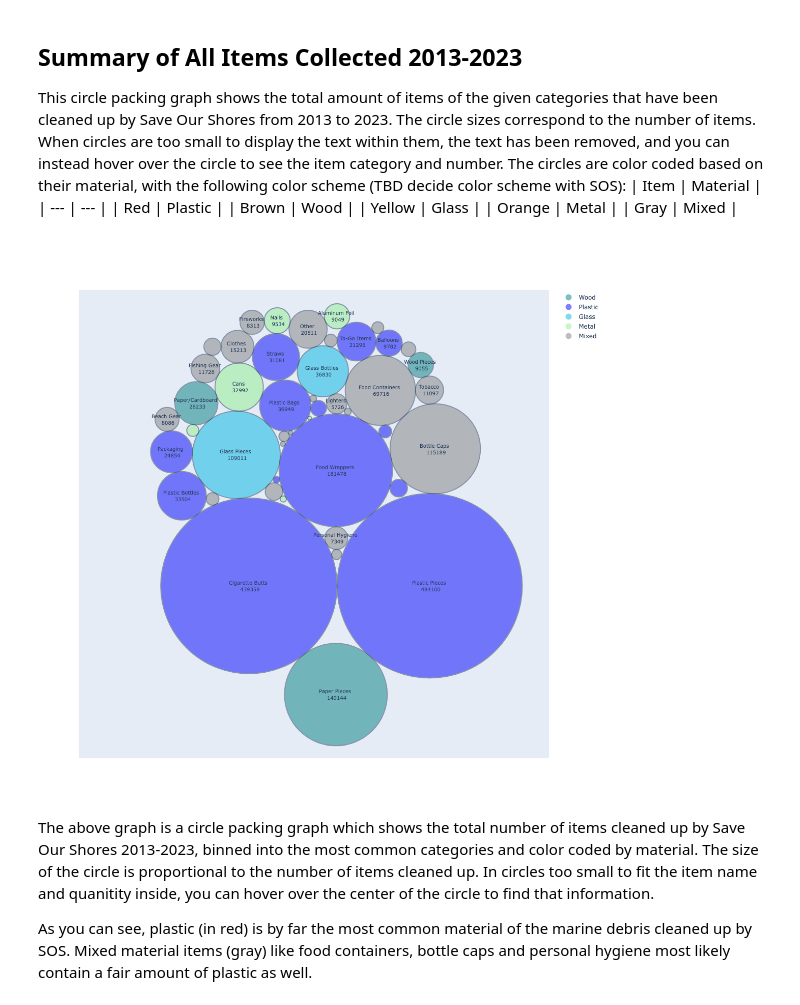
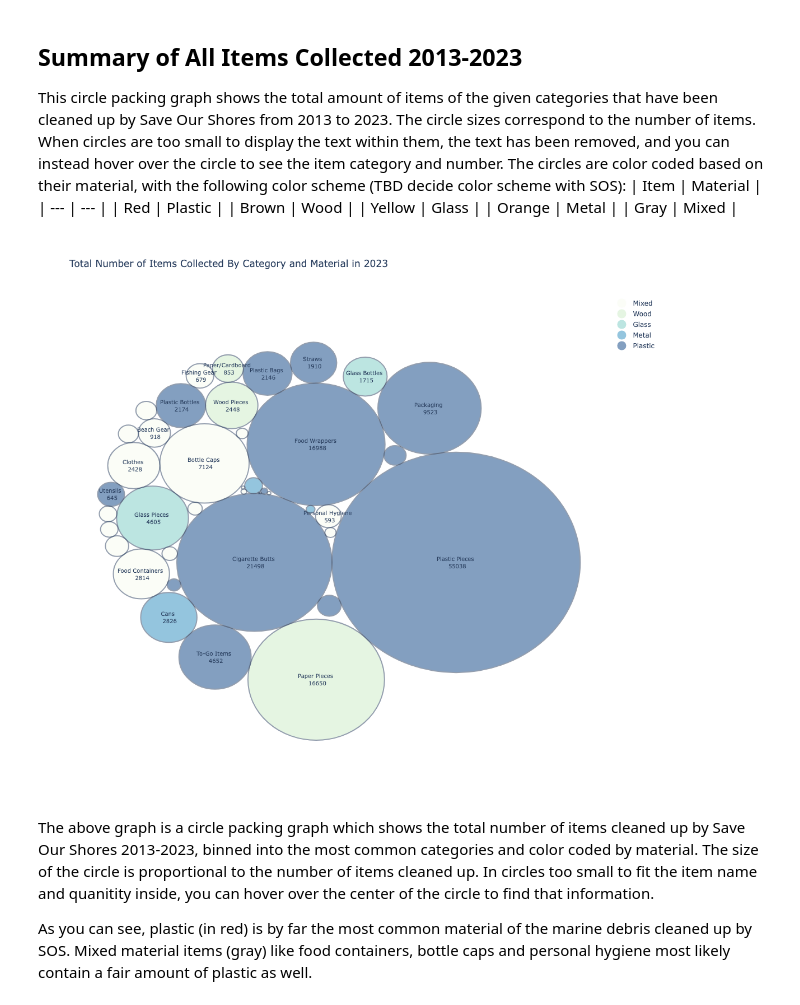
Before and after one commit to jennyfolkesson/saveOurShores, a Jupyter notebook: SOS_cleanup_data.ipynb, the cells around one changed output. Saved outputs shown, nothing was run; the diff lists cells and outputs as text; code cells hidden in the pictures.

Commit message:
updated circle packing color scheme

```diff
--- a/SOS_cleanup_data.ipynb
+++ b/SOS_cleanup_data.ipynb
@@ -88,10 +90,11 @@ The circles are color coded based on their material, with the following color sc
 # %%
 import importlib
 importlib.reload(plots)
-fig = plots.circle_packing_graph(sos_data, col_config)
+sos23 = sos_data[sos_data['Date'].dt.year == 2023]
+fig = plots.circle_packing_graph(sos23, col_config, plot_colors='GnBu')
 fig.show()
 # %% [output]
-[figure, old version]
+[figure, new version]
 # %% [markdown]
 The above graph is a circle packing graph which shows the total number of items cleaned up by Save Our Shores 2013-2023, binned into the most common categories and color coded by material. The size of the circle is proportional to the number of items cleaned up. In circles too small to fit the item name and quanitity inside, you can hover over the center of the circle to find that information.
 
```
Also changed, not shown: parts of 1 cell of this notebook, 1 other file.
